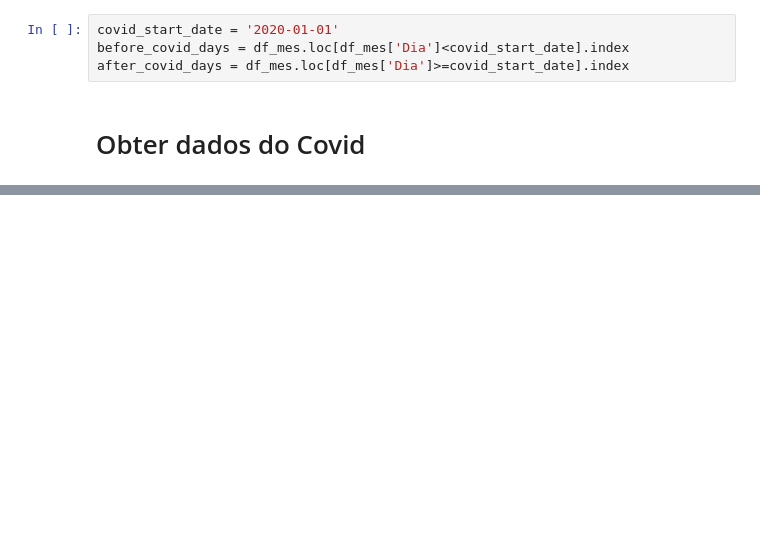
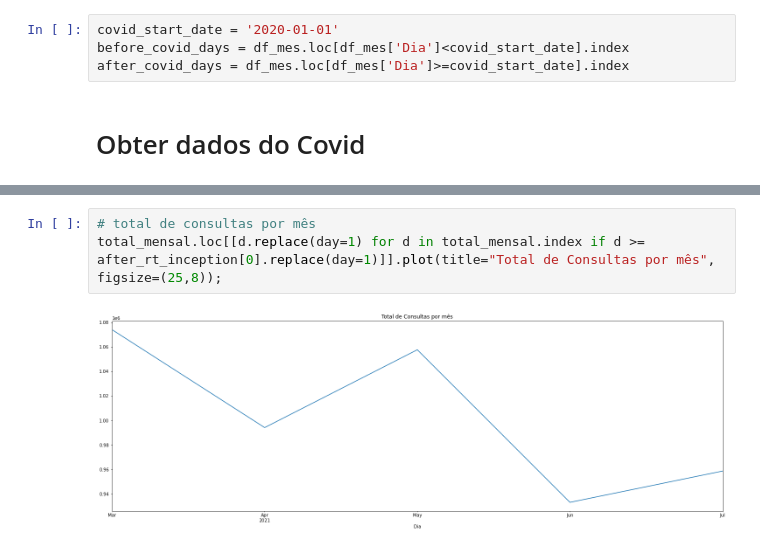
Before and after one commit to zevarela/dssg, a Jupyter notebook: Tutorial_DSSG_2021-06.ipynb, the cells around one changed output, grey strips where cells are left out. Saved outputs shown, nothing was run; the diff lists cells and outputs as text; blank space fills up the shorter version.

```diff
--- a/Tutorial_DSSG_2021-06.ipynb
+++ b/Tutorial_DSSG_2021-06.ipynb
@@ -296 +308,6 @@ df_covid.tail()
 5 rows × 92 columns
+# %%
+# total de consultas por mês
+total_mensal.loc[[d.replace(day=1) for d in total_mensal.index if d >= after_rt_inception[0].replace(day=1)]].plot(title="Total de Consultas por mês", figsize=(25,8));
+# %% [output]
+[figure, added]
```
Also changed, not shown: parts of 16 cells of this notebook, 1 other file.
